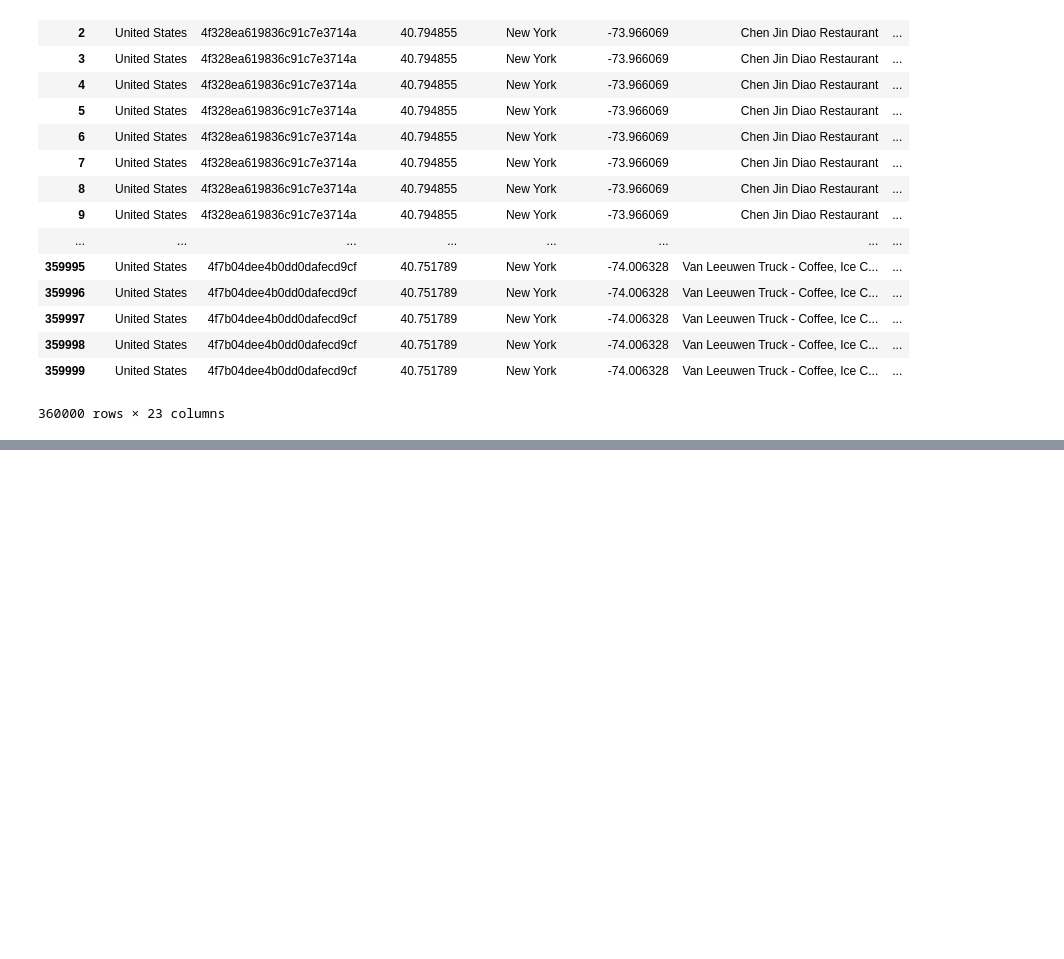
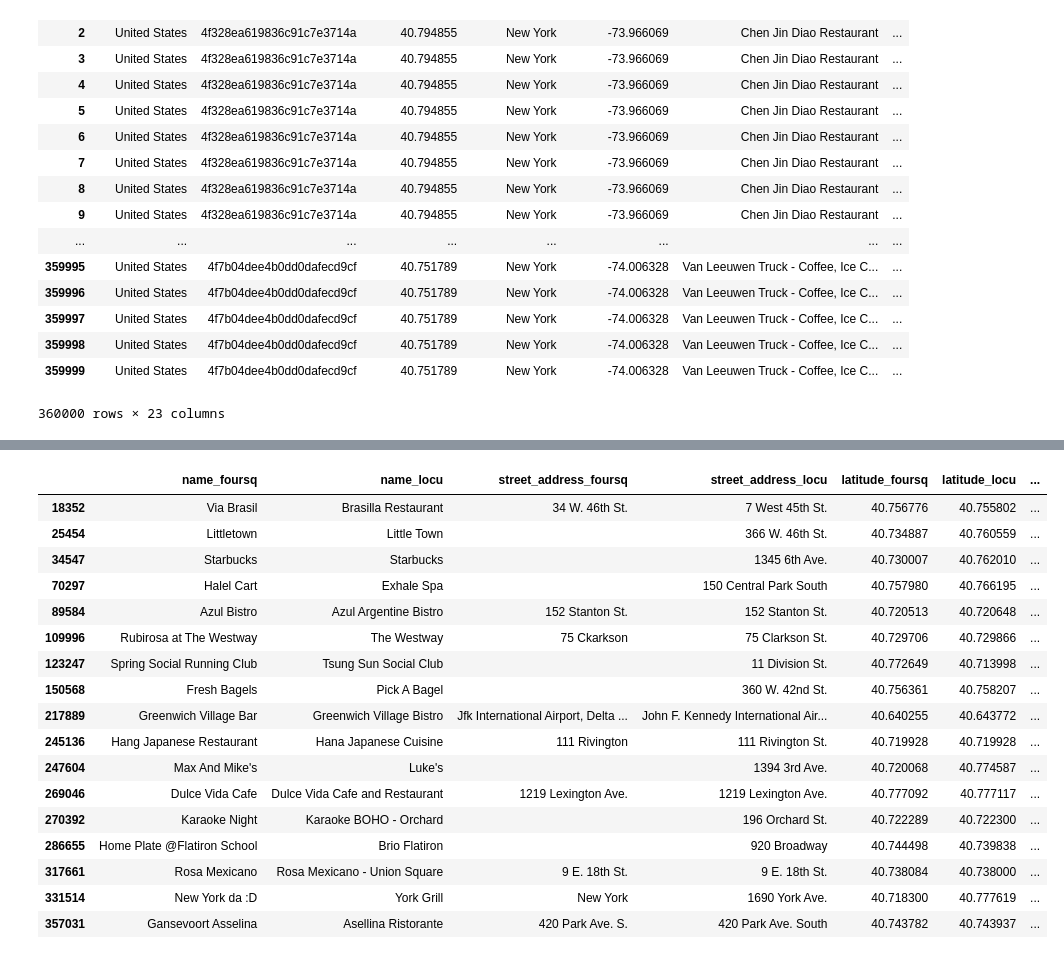
Before and after one commit to rz1993/coms4121_hw3, a Jupyter notebook: eda.ipynb, the cells around one changed output, grey strips where cells are left out. Drawn from its saved outputs; the diff is of its cells as text; code cells hidden in the pictures; blank space fills up the shorter version.

```diff
--- a/eda.ipynb
+++ b/eda.ipynb
@@ -81,6 +81,7 @@ def norm_name(name, default=''):
     # Normalize a location's name to get matches
     if not name:
         return default
+
     name = str(name).lower()
     name = remove_punc(name)
     name = remove_words(name, stop_words)
@@ -98,17 +99,17 @@ def lat_long_match(df):
          & (df['longitude_foursq'].apply(norm_coord) == df['longitude_locu'].apply(norm_coord))
 
 def phone_num_match(df):
-    def norm_foursq_phone(p):
+    def norm_foursq_phone(p, default='None'):
         if not p:
-            return ''
+            return default
         p = str(p).replace('(', '')
         p = p.replace(')', '')
         p = p.replace(' ', '')
         p = p.replace('-', '')
         return p
 
-    norm_phone = df['phone_foursq'].apply(norm_foursq_phone)
-    return norm_phone == df['phone_locu'].apply(lambda p: str(p))
+    norm_phone = df['phone_foursq'].apply(lambda p: norm_foursq_phone(p, default='None_foursq'))
+    return norm_phone == df['phone_locu'].apply(lambda p: norm_foursq_phone(p, default='None_locu'))
 
 def address_match(df):
     def norm(a, default='None'):
@@ -117,7 +118,12 @@ def address_match(df):
         a = str(a).lower()
         a = a.replace('east', 'e')
         a = a.replace('west', 'w')
+        a = a.replace('south', 's')
+        a = a.replace('north', 'n')
         a = a.replace('square', 'sq')
+        a = a.replace('th ', ' ')
+        a = a.replace('st ', ' ')
+        a = a.replace('st. ', ' ')
         a = a.replace('.', '')
         a = a.replace(',', '')
         return a
@@ -191,0 +203,17 @@ print(prec_rec_f1(agg_feature, train_df, mask))
+# %%
+from collections import Counter
+from fuzzywuzzy import fuzz
+
+all_names = foursq_df['name'].append(locu_df['name'])
+all_names.apply(lambda n: norm_name(n, default='None'))
+name_counts = Counter(all_names)
+brand_names = [name for name in name_counts if name_counts[name] > 2]
+
+def name_match_no_brands(df):
+    normed1 = df['name_foursq'].apply(lambda a: norm_name(a, default='None_foursq'))
+    normed2 = df['name_locu'].apply(lambda a: norm_name(a, default='None_locu'))
+    return ((normed1 == normed2)
+        & pd.Series([name not in brand_names for name in df['name_foursq']])
+        & pd.Series([name not in brand_names for name in df['name_locu']]))
+
+print(prec_rec_f1(name_match_no_brands, train_df, mask))
@@ -191,0 +278,30 @@ print(prec_rec_f1(agg_feature, train_df, mask))
+# %%
+fnegs = errors(train_df, y, preds, type='false_neg',
+                cols=['name_foursq',
+                'name_locu',
+                'street_address_foursq',
+                'street_address_locu',
+                'latitude_foursq',
+                'latitude_locu',
+                'phone_foursq',
+                'phone_locu'])
+fnegs
+# %% [output]
+|  | name_foursq | name_locu | street_address_foursq | street_address_locu | latitude_foursq | latitude_locu | ... |
+| 18352 | Via Brasil | Brasilla Restaurant | 34 W. 46th St. | 7 West 45th St. | 40.756776 | 40.755802 | ... |
+| 25454 | Littletown | Little Town |  | 366 W. 46th St. | 40.734887 | 40.760559 | ... |
+| 34547 | Starbucks | Starbucks |  | 1345 6th Ave. | 40.730007 | 40.762010 | ... |
+| 70297 | Halel Cart | Exhale Spa |  | 150 Central Park South | 40.757980 | 40.766195 | ... |
+| 89584 | Azul Bistro | Azul Argentine Bistro | 152 Stanton St. | 152 Stanton St. | 40.720513 | 40.720648 | ... |
+| 109996 | Rubirosa at The Westway | The Westway | 75 Ckarkson | 75 Clarkson St. | 40.729706 | 40.729866 | ... |
+| 123247 | Spring Social Running Club | Tsung Sun Social Club |  | 11 Division St. | 40.772649 | 40.713998 | ... |
+| 150568 | Fresh Bagels | Pick A Bagel |  | 360 W. 42nd St. | 40.756361 | 40.758207 | ... |
+| 217889 | Greenwich Village Bar | Greenwich Village Bistro | Jfk International Airport, Delta ... | John F. Kennedy International Air... | 40.640255 | 40.643772 | ... |
+| 245136 | Hang Japanese Restaurant | Hana Japanese Cuisine | 111 Rivington | 111 Rivington St. | 40.719928 | 40.719928 | ... |
+| 247604 | Max And Mike's | Luke's |  | 1394 3rd Ave. | 40.720068 | 40.774587 | ... |
+| 269046 | Dulce Vida Cafe | Dulce Vida Cafe and Restaurant | 1219 Lexington Ave. | 1219 Lexington Ave. | 40.777092 | 40.777117 | ... |
+| 270392 | Karaoke Night | Karaoke BOHO - Orchard |  | 196 Orchard St. | 40.722289 | 40.722300 | ... |
+| 286655 | Home Plate @Flatiron School | Brio Flatiron |  | 920 Broadway | 40.744498 | 40.739838 | ... |
+| 317661 | Rosa Mexicano | Rosa Mexicano - Union Square | 9 E. 18th St. | 9 E. 18th St. | 40.738084 | 40.738000 | ... |
+| 331514 | New York da :D | York Grill | New York | 1690 York Ave. | 40.718300 | 40.777619 | ... |
+| 357031 | Gansevoort Asselina | Asellina Ristorante | 420 Park Ave. S. | 420 Park Ave. South | 40.743782 | 40.743937 | ... |
```
Also changed, not shown: parts of 12 cells of this notebook, 1 other file.
